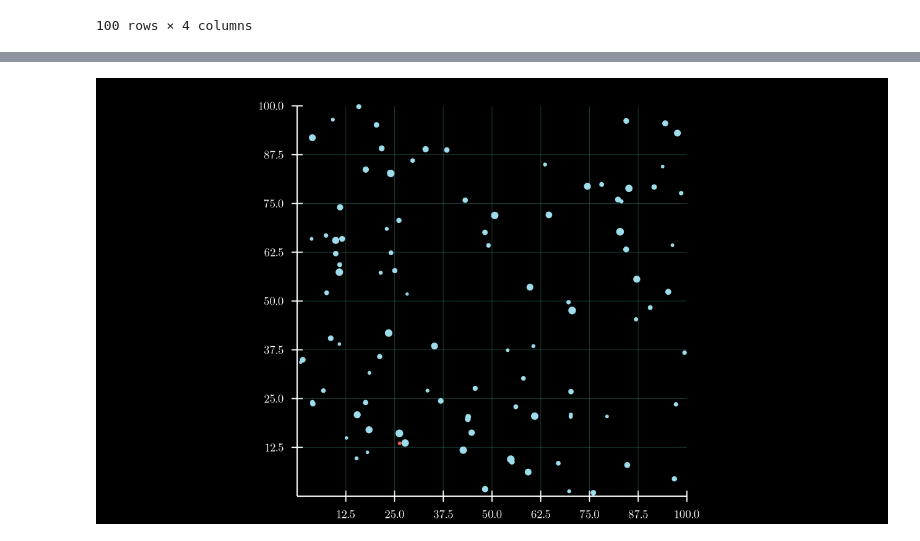
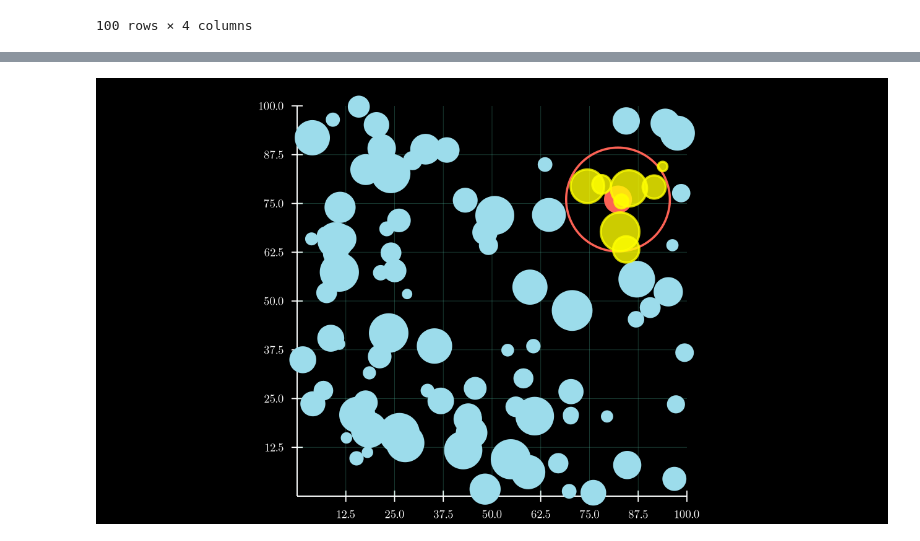
Before and after one commit to lvittor/ss, a Jupyter notebook: notebooks/main.ipynb, the cells around one changed output, grey strips where cells are left out. Cells and saved outputs as stored; diff of their text form; code cells hidden in the pictures.

Commit message:
fix: fix reading output file and fix manim radius

```diff
--- a/notebooks/main.ipynb
+++ b/notebooks/main.ipynb
@@ -6,13 +4,12 @@ Manim Community v0.17.2
 # %%
-INPUT_FILE_PATH = "../data/example_input.txt"
-OUTPUT_FILE_PATH = "../data/example_output.txt"
-TARGET_PARTICLE_ID = "14"
+INPUT_FILE_PATH = "../TP1/data/example_input.txt"
+OUTPUT_FILE_PATH = "../TP1/data/output.txt"
 
 with open(INPUT_FILE_PATH, 'r') as f:
     N = int(f.readline().rstrip())
     L = int(f.readline().rstrip())
     M = int(f.readline().rstrip())
-    Rc = int(f.readline().rstrip())
+    Rc = float(f.readline().rstrip())
 
 particles_df = pd.read_table(
     INPUT_FILE_PATH,
@@ -21,12 +18,8 @@ particles_df = pd.read_table(
     skiprows=4
 )
 
-out_particles_df = pd.read_table(
-    OUTPUT_FILE_PATH,
-    delim_whitespace=True,
-    dtype = str,
-    header=None,
-)
+with open(OUTPUT_FILE_PATH) as f:
+    target_neighbours_ids = {k: v for k, *v in (line.split() for line in f.readlines())}
 # %%
 print(f"""N={N}, L={L}, M={M}, Rc={Rc}""")
 particles_df
@@ -55,5 +43,5 @@ out_particles_df
 # %%
 # TODO: agarar del archivo los vecinos de forma correcta y pasarlo a un diccionario de listas
-target_neighbours_ids = out_particles_df.loc[out_particles_df.iloc[1] == "TARGET_PARTICLE_ID"]
+# target_neighbours_ids = out_particles_df.loc[out_particles_df.iloc[1] == "TARGET_PARTICLE_ID"]
 target_neighbours_ids
 # %% [output]
@@ -61,5 +65,7 @@ target_neighbours_ids
 # %%
 %%manim -qm -v WARNING CellIndexMethodScene
+
+TARGET_PARTICLE_ID = "1"
 
 class CellIndexMethodScene(Scene):
 
@@ -70,12 +76,14 @@ class CellIndexMethodScene(Scene):
     def particles(self):
         particles = []
         for _, row in particles_df.iterrows():
-            scalated_radius = row["r"] / L
+            alpha = self.axes.c2p(1,0)[0] - self.axes.c2p(0,0)[0]
+            scalated_radius = row["r"] * alpha
             current_id = str(int(row[0]))
-            if current_id in target_neighbours_ids:
-                particle = Circle(radius=scalated_radius, color=YELLOW, fill_opacity=1).move_to(self.axes.c2p(row["x"], row["y"], 0))
-            elif current_id == TARGET_PARTICLE_ID:
+            if current_id == TARGET_PARTICLE_ID:
                 particle = Circle(radius=scalated_radius, color=RED, fill_opacity=1).move_to(self.axes.c2p(row["x"], row["y"], 0))
+                particles.append(Circle(radius=(Rc + row["r"]) * alpha, color=RED).move_to(self.axes.c2p(row["x"], row["y"], 0)))
+            elif current_id in target_neighbours_ids[TARGET_PARTICLE_ID]:
+                particle = Circle(radius=scalated_radius, color=YELLOW, fill_opacity=0.8, stroke_opacity=0.8).move_to(self.axes.c2p(row["x"], row["y"], 0))
             else:
                 particle = Circle(radius=scalated_radius, color=BLUE_B, fill_opacity=1).move_to(self.axes.c2p(row["x"], row["y"], 0))
             particles.append(particle)
@@ -90,31 +98,31 @@ class CellIndexMethodScene(Scene):
                 "stroke_opacity": 0.3
             },
             x_range=self.cels_tuple,
             y_range=self.cels_tuple,
             x_length=7,
             y_length=7,
         )
 
     @property
     def axes(self):
         return Axes(
             x_range=self.cels_tuple,
             y_range=self.cels_tuple,
             x_length=7,
             y_length=7,
             axis_config={
                 "font_size": 20,
             },
             tips=False,
         ).add_coordinates()
 
 
     @property
     def cels_tuple(self):
         """
         The number of cels is defined by M*M,
         this vector represents the [x_min, x_max, x_step]
         """
         return [0, L, L / M]
 # %% [output]
-[figure, old version]
+[figure, new version]
```
Also changed, not shown: parts of 3 cells of this notebook.
